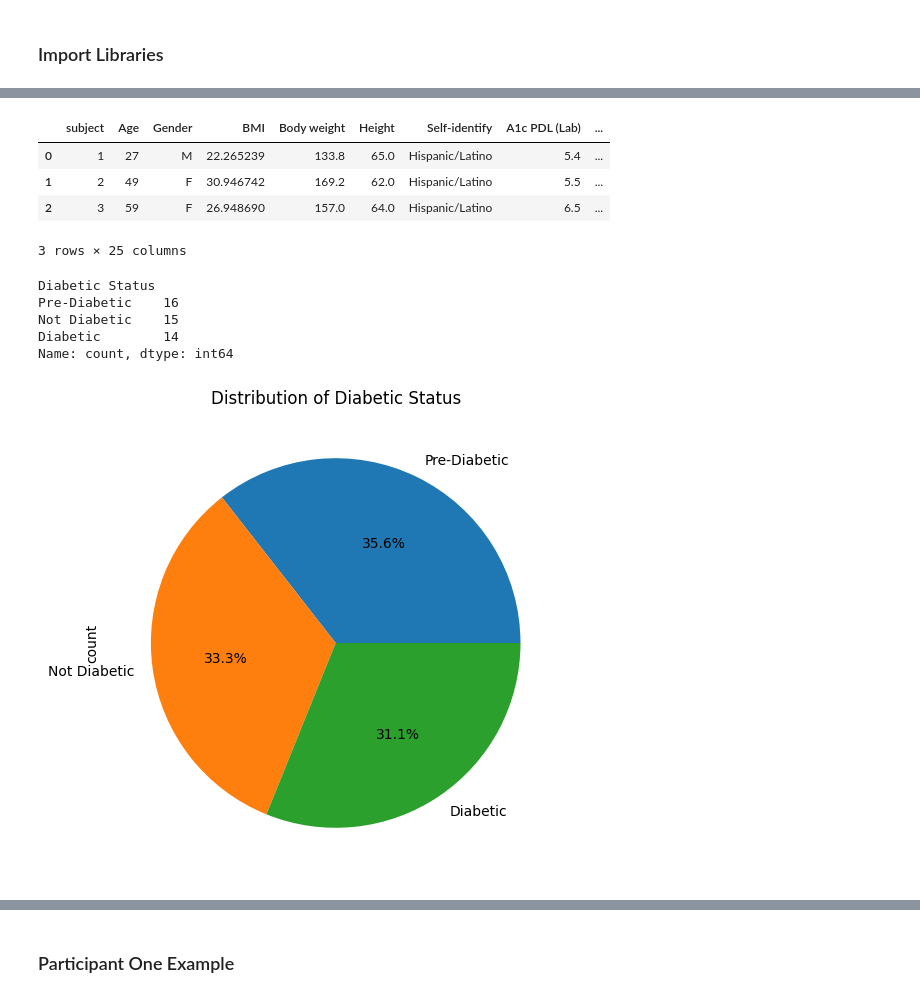
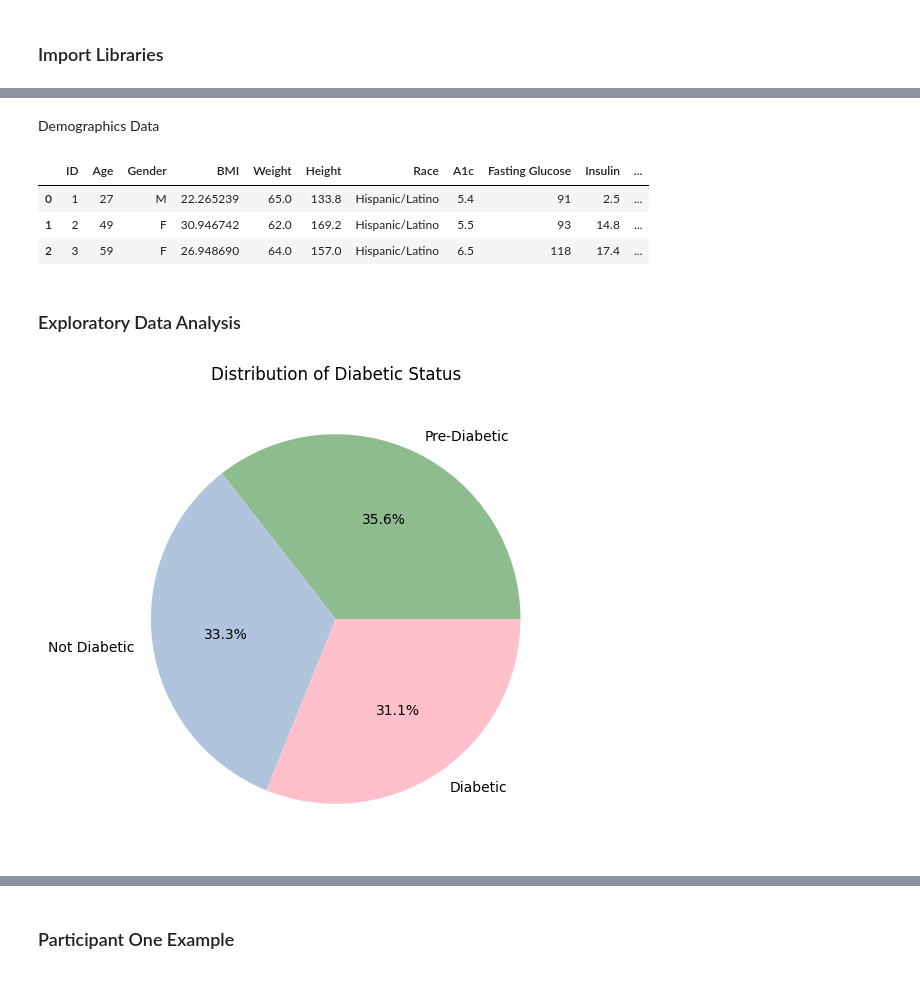
Before and after one commit to schowbey/m228-final-project, a Jupyter notebook: eda-sc.ipynb, the cells around one changed output, grey strips where cells are left out. Cells and saved outputs as stored; diff of their text form; code cells hidden in the pictures.

```diff
--- a/eda-sc.ipynb
+++ b/eda-sc.ipynb
@@ -11,41 +22,36 @@ from scipy import stats
+# %% [markdown]
+Demographics Data
 # %%
 demographics = pd.read_csv('data/bio.csv')
-demographics.head(3)
-
-# defining if patient is diabetic, pre-diabetic, or not diabetic based on A1c levels
-def diabetic_status(a1c):
-    if a1c < 5.7:
-        return 'Not Diabetic'
-    elif 5.7 <= a1c <= 6.4:
-        return 'Pre-Diabetic'
-    else:
-        return 'Diabetic'
-
-demographics['Diabetic Status'] = demographics['A1c PDL (Lab)'].apply(diabetic_status)
-demographics.head(3)
-
-# change column name 'Self-Identify' to 'Race'
+demographics = demographics[['subject', 'Age', 'Gender', 'BMI', 'Height ', 'Body weight ', 'Self-identify ', 'A1c PDL (Lab)', 'Fasting GLU - PDL (Lab)', 'Insulin ', 'Triglycerides', 'Cholesterol']]
+demographics.columns = ['ID', 'Age', 'Gender', 'BMI', 'Weight', 'Height', 'Race', 'A1c', 'Fasting Glucose', 'Insulin', 'Triglycerides', 'Cholesterol']
-# %% [output]
-|  | subject | Age | Gender | BMI | Body weight | Height | Self-identify | A1c PDL (Lab) | ... |
-| 0 | 1 | 27 | M | 22.265239 | 133.8 | 65.0 | Hispanic/Latino | 5.4 | ... |
-| 1 | 2 | 49 | F | 30.946742 | 169.2 | 62.0 | Hispanic/Latino | 5.5 | ... |
-| 2 | 3 | 59 | F | 26.948690 | 157.0 | 64.0 | Hispanic/Latino | 6.5 | ... |
-3 rows × 25 columns
+# %%
+# defining if patient is diabetic, pre-diabetic, or not diabetic based on A1c levels
+def diabetic_status(a1c):
+    if a1c < 5.7:
+        return 'Not Diabetic'
+    elif 5.7 <= a1c <= 6.4:
+        return 'Pre-Diabetic'
+    else:
+        return 'Diabetic'
+
+demographics['Diabetic Status'] = demographics['A1c'].apply(diabetic_status)
+demographics.head(3)
+# %% [output]
+|  | ID | Age | Gender | BMI | Weight | Height | Race | A1c | Fasting Glucose | Insulin | ... |
+| 0 | 1 | 27 | M | 22.265239 | 65.0 | 133.8 | Hispanic/Latino | 5.4 | 91 | 2.5 | ... |
+| 1 | 2 | 49 | F | 30.946742 | 62.0 | 169.2 | Hispanic/Latino | 5.5 | 93 | 14.8 | ... |
+| 2 | 3 | 59 | F | 26.948690 | 64.0 | 157.0 | Hispanic/Latino | 6.5 | 118 | 17.4 | ... |
+# %% [markdown]
+### Exploratory Data Analysis
 # %%
-# getting counts of each diabetic status category
 diabetic_counts = demographics['Diabetic Status'].value_counts()
-print(diabetic_counts)
 
-# making a labeled pie chart of the counts
 plt.figure(figsize=(8, 6))
-diabetic_counts.plot(kind='pie', autopct='%1.1f%%')
+diabetic_counts.plot(kind='pie', autopct='%1.1f%%', colors=['darkseagreen', 'lightsteelblue', 'pink'])
 plt.title('Distribution of Diabetic Status')
+plt.ylabel('')
 plt.show()
 # %% [output]
-Diabetic Status
-Pre-Diabetic    16
-Not Diabetic    15
-Diabetic        14
-Name: count, dtype: int64
-[figure, old version]
+[figure, new version]
 # %%
```
Also changed, not shown: parts of 12 cells of this notebook.
